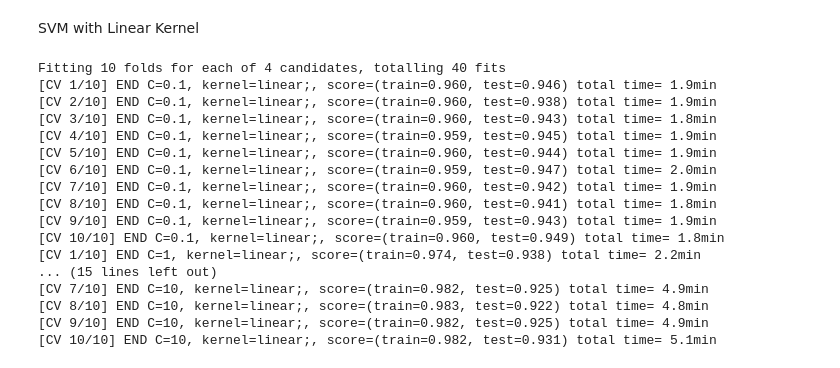
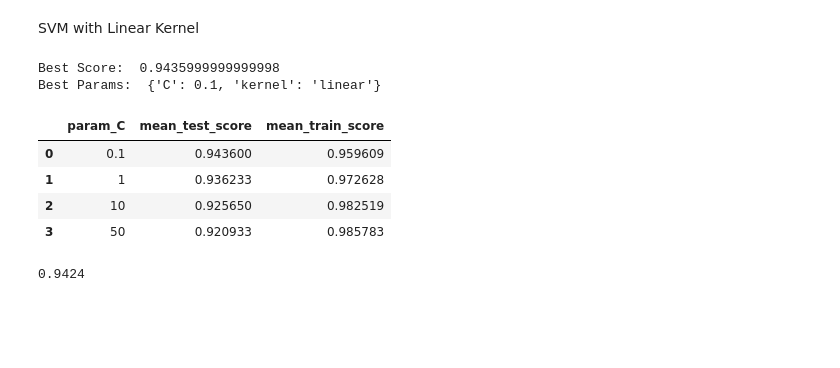
Before and after one commit to Lotto98/Discriminative-and-Generative-Classifiers, a Jupyter notebook: SVM_linear.ipynb, the cells around one changed output. Saved outputs shown, nothing was run; the diff lists cells and outputs as text; code cells hidden in the pictures; blank space fills up the shorter version.

```diff
--- a/SVM_linear.ipynb
+++ b/SVM_linear.ipynb
@@ -30,22 +31,7 @@ def SVM_selector_linear(X,Y):
 
     return grid.best_estimator_,result
 # %%
-best_model_linear,result_linear=SVM_selector_linear(train_X,train_y)
+best_model,result=SVM_selector_linear(train_X,train_y)
 # %% [output]
-Fitting 10 folds for each of 4 candidates, totalling 40 fits
-[CV 1/10] END C=0.1, kernel=linear;, score=(train=0.960, test=0.946) total time= 1.9min
-[CV 2/10] END C=0.1, kernel=linear;, score=(train=0.960, test=0.938) total time= 1.9min
-[CV 3/10] END C=0.1, kernel=linear;, score=(train=0.960, test=0.943) total time= 1.8min
-[CV 4/10] END C=0.1, kernel=linear;, score=(train=0.959, test=0.945) total time= 1.9min
-[CV 5/10] END C=0.1, kernel=linear;, score=(train=0.960, test=0.944) total time= 1.9min
-[CV 6/10] END C=0.1, kernel=linear;, score=(train=0.959, test=0.947) total time= 2.0min
-[CV 7/10] END C=0.1, kernel=linear;, score=(train=0.960, test=0.942) total time= 1.9min
-[CV 8/10] END C=0.1, kernel=linear;, score=(train=0.960, test=0.941) total time= 1.8min
-[CV 9/10] END C=0.1, kernel=linear;, score=(train=0.959, test=0.943) total time= 1.9min
-[CV 10/10] END C=0.1, kernel=linear;, score=(train=0.960, test=0.949) total time= 1.8min
-[CV 1/10] END C=1, kernel=linear;, score=(train=0.974, test=0.938) total time= 2.2min
-... (15 lines left out)
-[CV 7/10] END C=10, kernel=linear;, score=(train=0.982, test=0.925) total time= 4.9min
-[CV 8/10] END C=10, kernel=linear;, score=(train=0.983, test=0.922) total time= 4.8min
-[CV 9/10] END C=10, kernel=linear;, score=(train=0.982, test=0.925) total time= 4.9min
-[CV 10/10] END C=10, kernel=linear;, score=(train=0.982, test=0.931) total time= 5.1min
+Best Score:  0.9435999999999998
+Best Params:  {'C': 0.1, 'kernel': 'linear'}
@@ -52,6 +68,14 @@ Fitting 10 folds for each of 4 candidates, totalling 40 fits
 # %%
-result_linear[["param_C","mean_test_score","mean_train_score"]]
+result[["param_C","mean_test_score","mean_train_score"]]
+# %% [output]
+|  | param_C | mean_test_score | mean_train_score |
+| 0 | 0.1 | 0.943600 | 0.959609 |
+| 1 | 1 | 0.936233 | 0.972628 |
+| 2 | 10 | 0.925650 | 0.982519 |
+| 3 | 50 | 0.920933 | 0.985783 |
 # %%
-pred_y=best_model_linear.predict(test_X)
+pred_y=best_model.predict(test_X)
 
 accuracy_score(test_y,pred_y)
+# %% [output]
+0.9424
```
Also changed, not shown: parts of 5 cells of this notebook, 1 other file.
